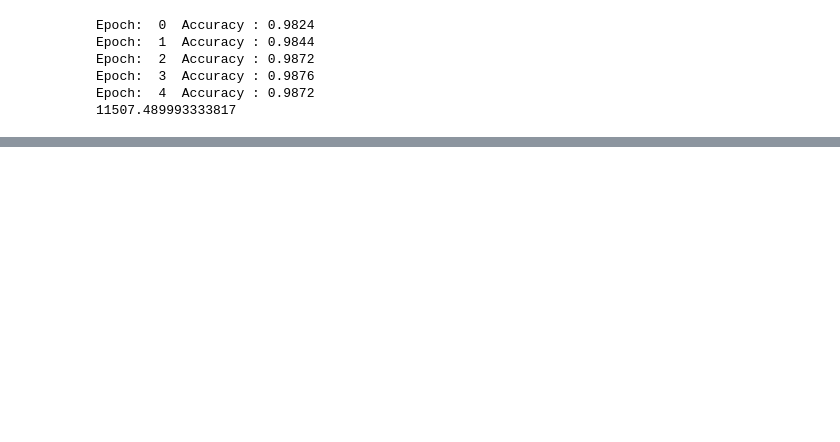
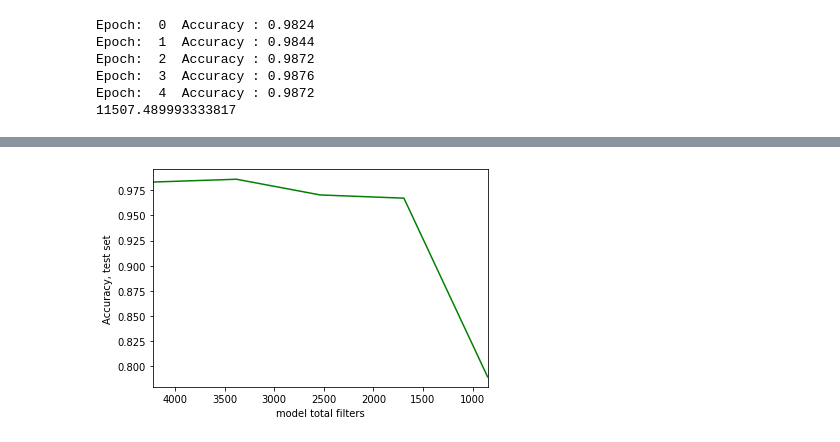
Before and after one commit to agreigra/pruning-cnn, a Jupyter notebook: vgg16.ipynb, the cells around one changed output, grey strips where cells are left out. Drawn from its saved outputs; the diff is of its cells as text; code cells hidden in the pictures; blank space fills up the shorter version.

Commit message:
adding prunned vgg16

```diff
--- a/vgg16.ipynb
+++ b/vgg16.ipynb
@@ -92,2 +103,2 @@ torch.save(vgg16, "vgg16")
 # %%
-vgg16 = torch.load("vgg16")
+vgg16 = torch.load("models/vgg16")
@@ -102,0 +105,3 @@ Numbre of parameters: 134268738
+# %%
+fine_tuner_vgg16 = PrunningFineTuner(train_path, test_path, vgg16, device, size = 224)
+fine_tuner_vgg16.total_num_filters()
@@ -102,0 +110,25 @@ Numbre of parameters: 134268738
+# %%
+def prune(model):
+    hist = {"parameters":[], "accuracy":[], "filters":[], "accuracy_retrained_model":[]}
+
+    hist["parameters"].append(model.get_number_of_parameters())
+    hist["accuracy"].append(model.test())
+    hist["filters"].append(model.total_num_filters())
+    hist["accuracy_retrained_model"].append(model.test())
+
+    number_of_filters = model.total_num_filters()
+    filter_per_iteration = int(number_of_filters*0.2)
+
+    for i in range(4):
+        print("-------------------------------")
+        acc = model.prune(filter_per_iteration)
+        if(i%2 == 1):
+            torch.save(model, "alexnet_prunned"+str(i))
+        hist["parameters"].append(model.get_number_of_parameters())
+        hist["accuracy"].append(acc)
+        hist["filters"].append(model.total_num_filters())
+        hist["accuracy_retrained_model"].append(model.test())
+    return hist
+# %%
+#prune the filters in the model
+hist = prune(fine_tuner_vgg16)
@@ -102,0 +170,11 @@ Numbre of parameters: 134268738
+# %%
+import matplotlib.pyplot as plt
+plt.plot(hist["filters"], hist["accuracy_retrained_model"], color='green')
+plt.xlabel('model total filters')
+plt.ylabel('Accuracy, test set')
+plt.xlim(hist["filters"][0], hist["filters"][-1])
+#plt.title("")
+#plt.legend()
+plt.savefig('prunningfiltersvgg16.png')
+# %% [output]
+[figure, added]
```
Also changed, not shown: parts of 13 cells of this notebook.
